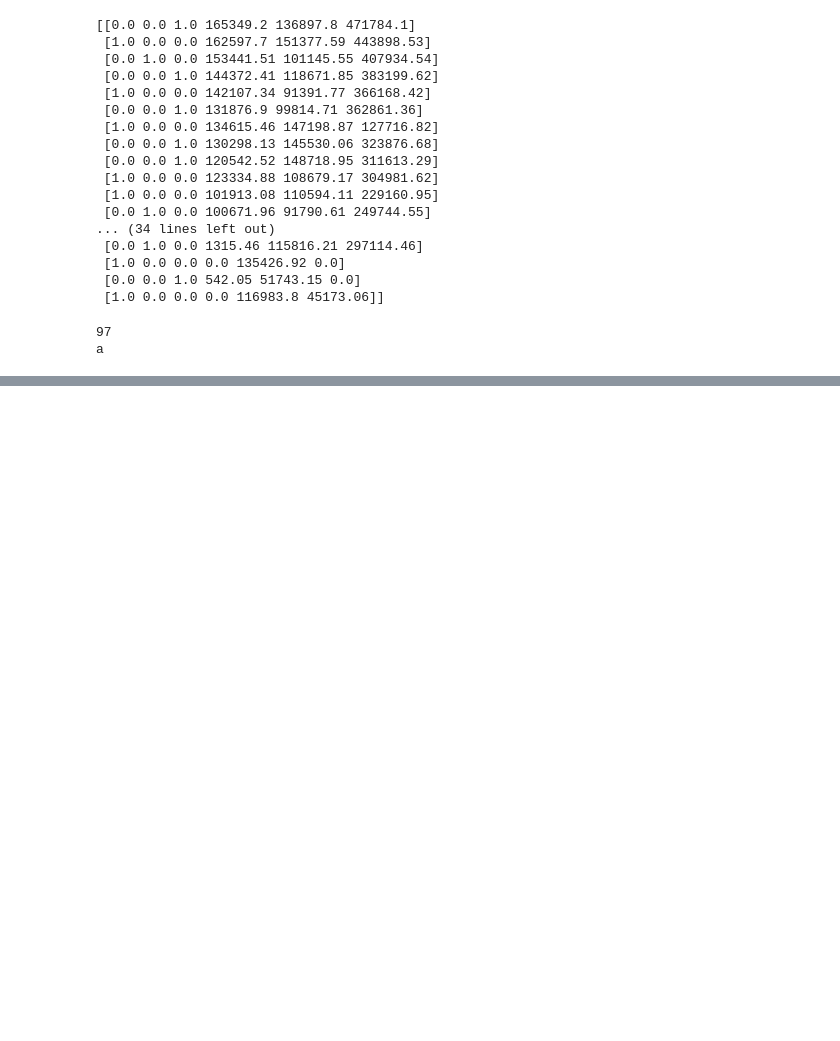
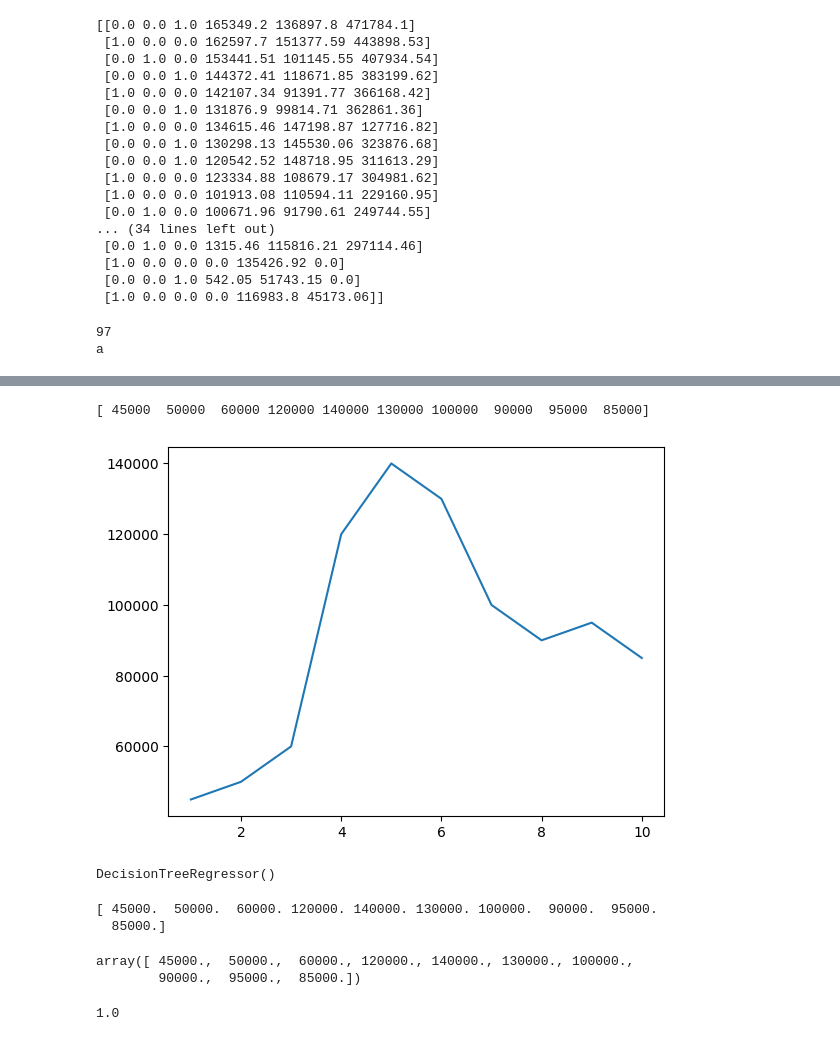
Before and after one commit to Meena0809/AI-5-Day-Workshop, a Jupyter notebook: Day5.ipynb, the cells around one changed output, grey strips where cells are left out. Drawn from its saved outputs; the diff is of its cells as text; code cells hidden in the pictures; blank space fills up the shorter version.

Commit message:
decision tree

```diff
--- a/Day5.ipynb
+++ b/Day5.ipynb
@@ -599,0 +686,3 @@ result
+# %%
+df=pd.read_csv('/content/Position Salary .csv')
+df.head()
@@ -599,0 +696,3 @@ result
+# %%
+x=df.iloc[:,1:2].values
+print(x)
@@ -599,0 +710,32 @@ result
+# %%
+y=df.iloc[:,2].values
+print(y)
+# %% [output]
+[ 45000  50000  60000 120000 140000 130000 100000  90000  95000  85000]
+# %%
+plt.plot(x,y)
+plt.show()
+# %% [output]
+[figure, added]
+# %%
+from sklearn.tree import DecisionTreeRegressor
+dt=DecisionTreeRegressor()
+dt.fit(x,y)
+print(dt)
+# %% [output]
+DecisionTreeRegressor()
+# %%
+y_pred=dt.predict(x)
+print(y_pred)
+# %% [output]
+[ 45000.  50000.  60000. 120000. 140000. 130000. 100000.  90000.  95000.
+  85000.]
+# %%
+y_pred
+# %% [output]
+array([ 45000.,  50000.,  60000., 120000., 140000., 130000., 100000.,
+        90000.,  95000.,  85000.])
+# %%
+r2_score(y,y_pred)
+# %% [output]
+1.0
```
Also changed, not shown: parts of 18 cells of this notebook.
